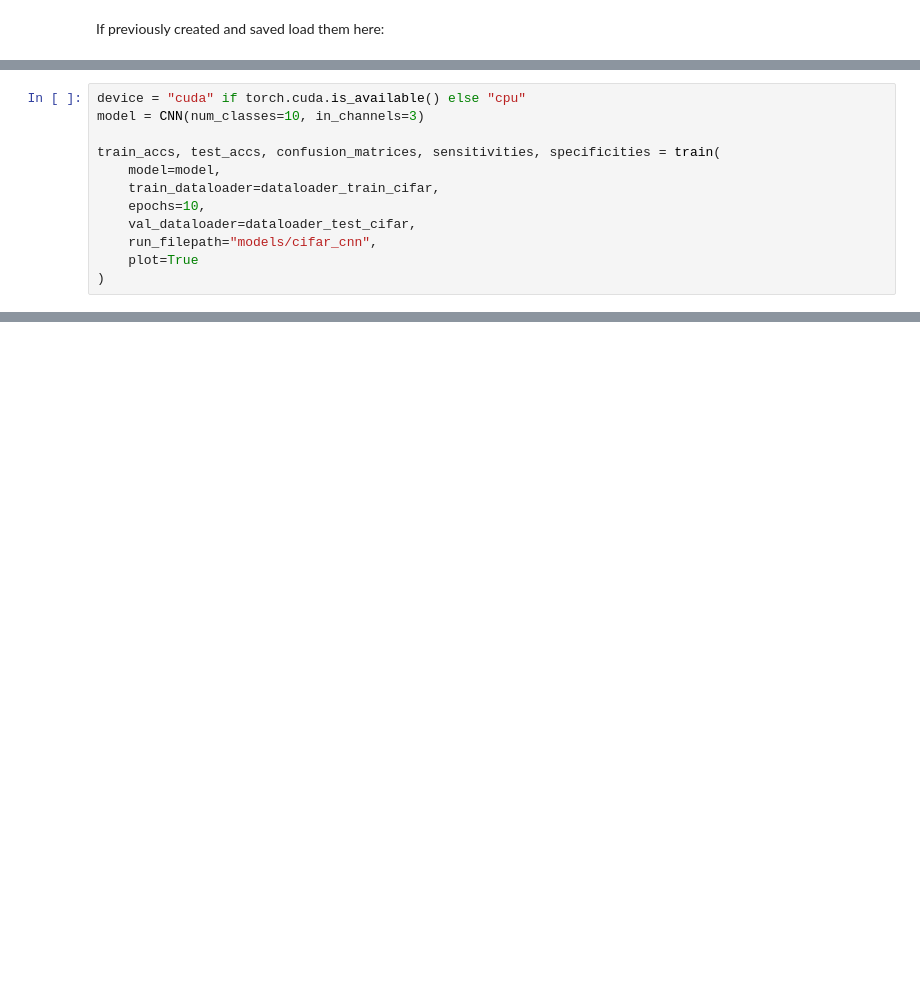
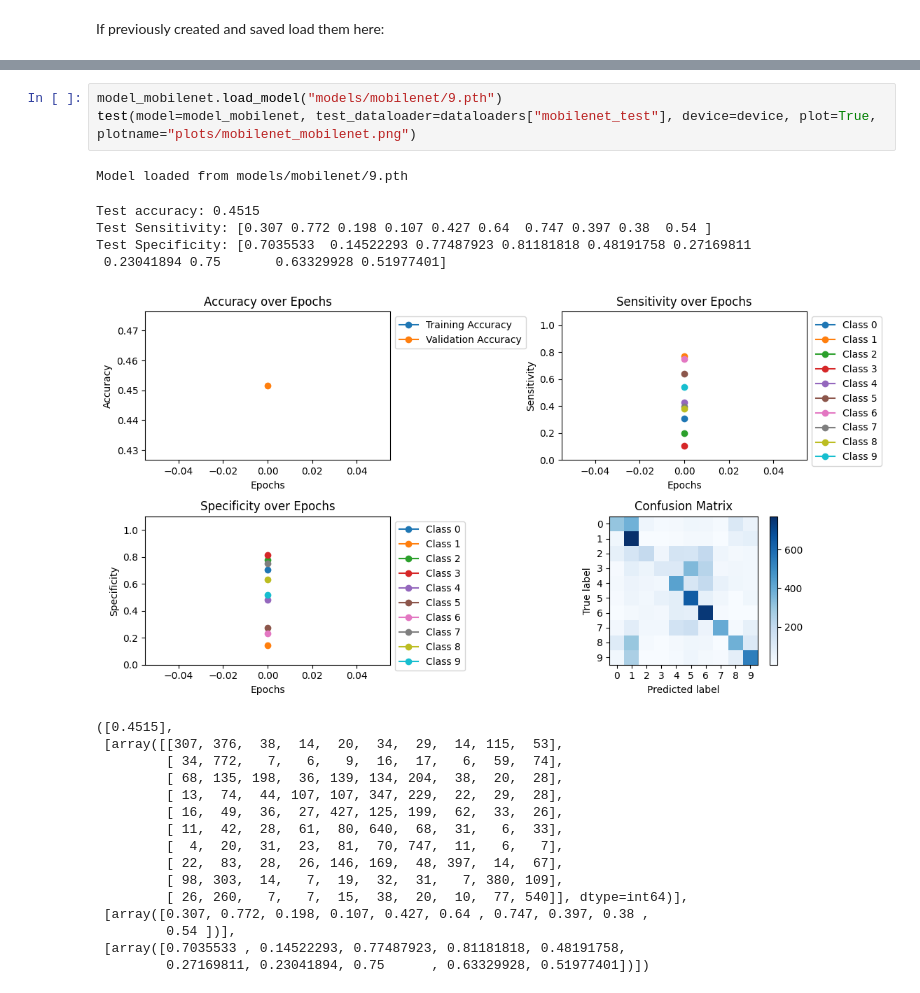
Before and after one commit to Twinbo/Signals-and-Data-Autumn-2025-student, a Jupyter notebook: week_10/cifar_stl.ipynb, the cells around one changed output, grey strips where cells are left out. Cells and saved outputs as stored; diff of their text form; blank space fills up the shorter version.

```diff
--- a/week_10/cifar_stl.ipynb
+++ b/week_10/cifar_stl.ipynb
@@ -167,12 +24,0 @@ Validation Specificity for epoch 5: [0.60633803 0.59590444 0.69703543 1.
-# %%
-device = "cuda" if torch.cuda.is_available() else "cpu"
-model = CNN(num_classes=10, in_channels=3)
-
-train_accs, test_accs, confusion_matrices, sensitivities, specificities = train(
-    model=model,
-    train_dataloader=dataloader_train_cifar,
-    epochs=10,
-    val_dataloader=dataloader_test_cifar,
-    run_filepath="models/cifar_cnn",
-    plot=True
-)
@@ -288,0 +150,25 @@ KeyboardInterrupt:
+# %%
+model_mobilenet.load_model("models/mobilenet/9.pth")
+test(model=model_mobilenet, test_dataloader=dataloaders["mobilenet_test"], device=device, plot=True, plotname="plots/mobilenet_mobilenet.png")
+# %% [output]
+Model loaded from models/mobilenet/9.pth
+Test accuracy: 0.4515
+Test Sensitivity: [0.307 0.772 0.198 0.107 0.427 0.64  0.747 0.397 0.38  0.54 ]
+Test Specificity: [0.7035533  0.14522293 0.77487923 0.81181818 0.48191758 0.27169811
+ 0.23041894 0.75       0.63329928 0.51977401]
+[figure, added]
+([0.4515],
+ [array([[307, 376,  38,  14,  20,  34,  29,  14, 115,  53],
+         [ 34, 772,   7,   6,   9,  16,  17,   6,  59,  74],
+         [ 68, 135, 198,  36, 139, 134, 204,  38,  20,  28],
+         [ 13,  74,  44, 107, 107, 347, 229,  22,  29,  28],
+         [ 16,  49,  36,  27, 427, 125, 199,  62,  33,  26],
+         [ 11,  42,  28,  61,  80, 640,  68,  31,   6,  33],
+         [  4,  20,  31,  23,  81,  70, 747,  11,   6,   7],
+         [ 22,  83,  28,  26, 146, 169,  48, 397,  14,  67],
+         [ 98, 303,  14,   7,  19,  32,  31,   7, 380, 109],
+         [ 26, 260,   7,   7,  15,  38,  20,  10,  77, 540]], dtype=int64)],
+ [array([0.307, 0.772, 0.198, 0.107, 0.427, 0.64 , 0.747, 0.397, 0.38 ,
+         0.54 ])],
+ [array([0.7035533 , 0.14522293, 0.77487923, 0.81181818, 0.48191758,
+         0.27169811, 0.23041894, 0.75      , 0.63329928, 0.51977401])])
```
Also changed, not shown: parts of 27 cells of this notebook, 5 other files.
